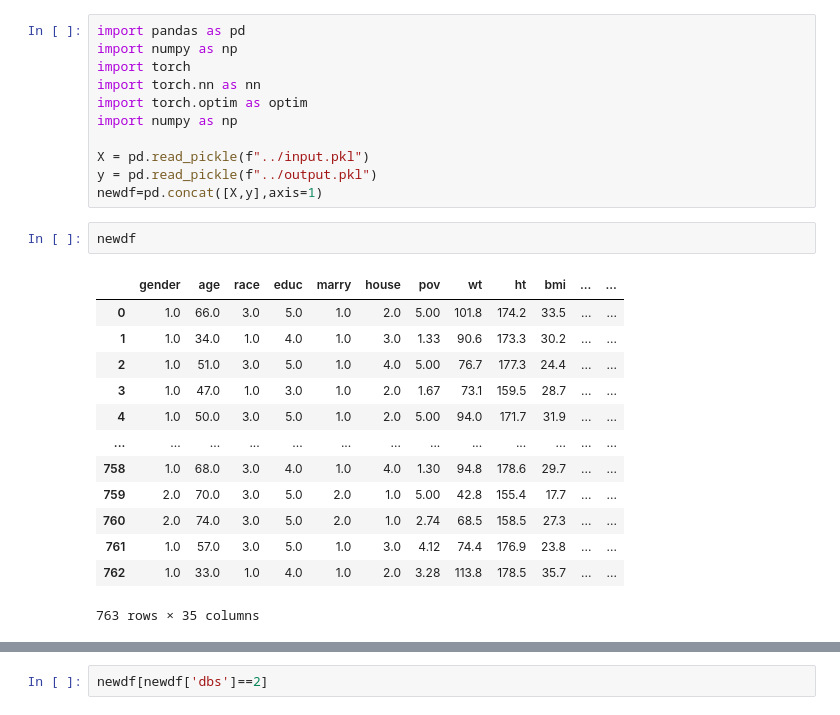
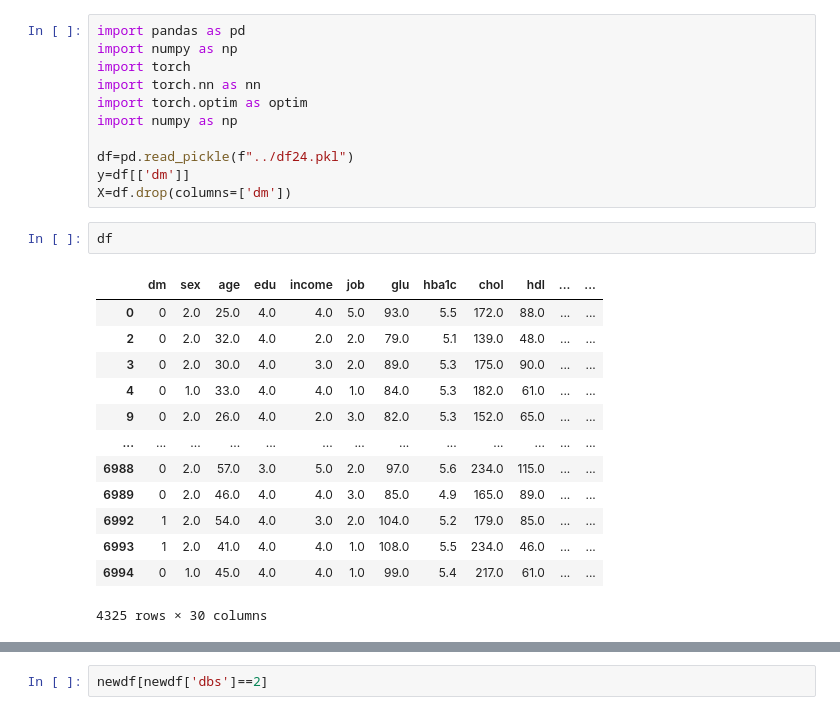
Before and after one commit to thomasjunwon/T2D_AI_research, a Jupyter notebook: model/RLmodel.ipynb, the cells around one changed output, grey strips where cells are left out. Cells and saved outputs as stored; diff of their text form.

```diff
--- a/model/RLmodel.ipynb
+++ b/model/RLmodel.ipynb
@@ -6,22 +6,22 @@ import torch.nn as nn
 import torch.optim as optim
 import numpy as np
 
-X = pd.read_pickle(f"../input.pkl")
-y = pd.read_pickle(f"../output.pkl")
-newdf=pd.concat([X,y],axis=1)
+df=pd.read_pickle(f"../df24.pkl")
+y=df[['dm']]
+X=df.drop(columns=['dm'])
 # %%
-newdf
+df
 # %% [output]
-|  | gender | age | race | educ | marry | house | pov | wt | ht | bmi | ... | ... |
-| 0 | 1.0 | 66.0 | 3.0 | 5.0 | 1.0 | 2.0 | 5.00 | 101.8 | 174.2 | 33.5 | ... | ... |
-| 1 | 1.0 | 34.0 | 1.0 | 4.0 | 1.0 | 3.0 | 1.33 | 90.6 | 173.3 | 30.2 | ... | ... |
-| 2 | 1.0 | 51.0 | 3.0 | 5.0 | 1.0 | 4.0 | 5.00 | 76.7 | 177.3 | 24.4 | ... | ... |
-| 3 | 1.0 | 47.0 | 1.0 | 3.0 | 1.0 | 2.0 | 1.67 | 73.1 | 159.5 | 28.7 | ... | ... |
-| 4 | 1.0 | 50.0 | 3.0 | 5.0 | 1.0 | 2.0 | 5.00 | 94.0 | 171.7 | 31.9 | ... | ... |
+|  | dm | sex | age | edu | income | job | glu | hba1c | chol | hdl | ... | ... |
+| 0 | 0 | 2.0 | 25.0 | 4.0 | 4.0 | 5.0 | 93.0 | 5.5 | 172.0 | 88.0 | ... | ... |
+| 2 | 0 | 2.0 | 32.0 | 4.0 | 2.0 | 2.0 | 79.0 | 5.1 | 139.0 | 48.0 | ... | ... |
+| 3 | 0 | 2.0 | 30.0 | 4.0 | 3.0 | 2.0 | 89.0 | 5.3 | 175.0 | 90.0 | ... | ... |
+| 4 | 0 | 1.0 | 33.0 | 4.0 | 4.0 | 1.0 | 84.0 | 5.3 | 182.0 | 61.0 | ... | ... |
+| 9 | 0 | 2.0 | 26.0 | 4.0 | 2.0 | 3.0 | 82.0 | 5.3 | 152.0 | 65.0 | ... | ... |
 | ... | ... | ... | ... | ... | ... | ... | ... | ... | ... | ... | ... | ... |
-| 758 | 1.0 | 68.0 | 3.0 | 4.0 | 1.0 | 4.0 | 1.30 | 94.8 | 178.6 | 29.7 | ... | ... |
-| 759 | 2.0 | 70.0 | 3.0 | 5.0 | 2.0 | 1.0 | 5.00 | 42.8 | 155.4 | 17.7 | ... | ... |
-| 760 | 2.0 | 74.0 | 3.0 | 5.0 | 2.0 | 1.0 | 2.74 | 68.5 | 158.5 | 27.3 | ... | ... |
-| 761 | 1.0 | 57.0 | 3.0 | 5.0 | 1.0 | 3.0 | 4.12 | 74.4 | 176.9 | 23.8 | ... | ... |
-| 762 | 1.0 | 33.0 | 1.0 | 4.0 | 1.0 | 2.0 | 3.28 | 113.8 | 178.5 | 35.7 | ... | ... |
+| 6988 | 0 | 2.0 | 57.0 | 3.0 | 5.0 | 2.0 | 97.0 | 5.6 | 234.0 | 115.0 | ... | ... |
+| 6989 | 0 | 2.0 | 46.0 | 4.0 | 4.0 | 3.0 | 85.0 | 4.9 | 165.0 | 89.0 | ... | ... |
+| 6992 | 1 | 2.0 | 54.0 | 4.0 | 3.0 | 2.0 | 104.0 | 5.2 | 179.0 | 85.0 | ... | ... |
+| 6993 | 1 | 2.0 | 41.0 | 4.0 | 4.0 | 1.0 | 108.0 | 5.5 | 234.0 | 46.0 | ... | ... |
+| 6994 | 0 | 1.0 | 45.0 | 4.0 | 4.0 | 1.0 | 99.0 | 5.4 | 217.0 | 61.0 | ... | ... |
-763 rows × 35 columns
+4325 rows × 30 columns
```
Also changed, not shown: parts of 4 cells of this notebook, 7 other files.
